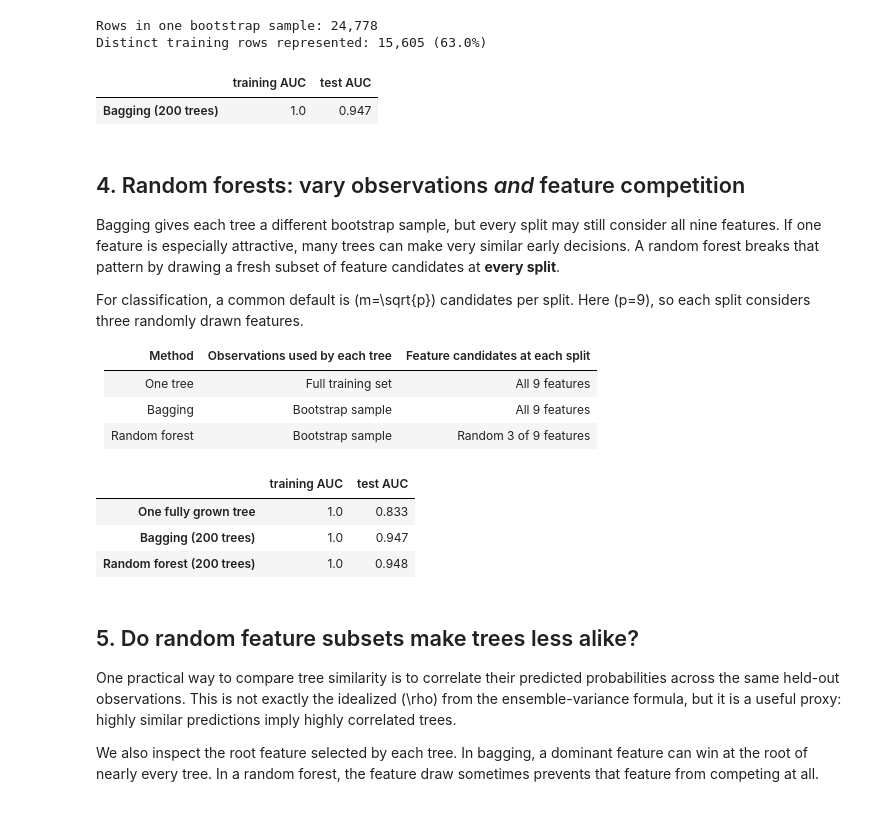
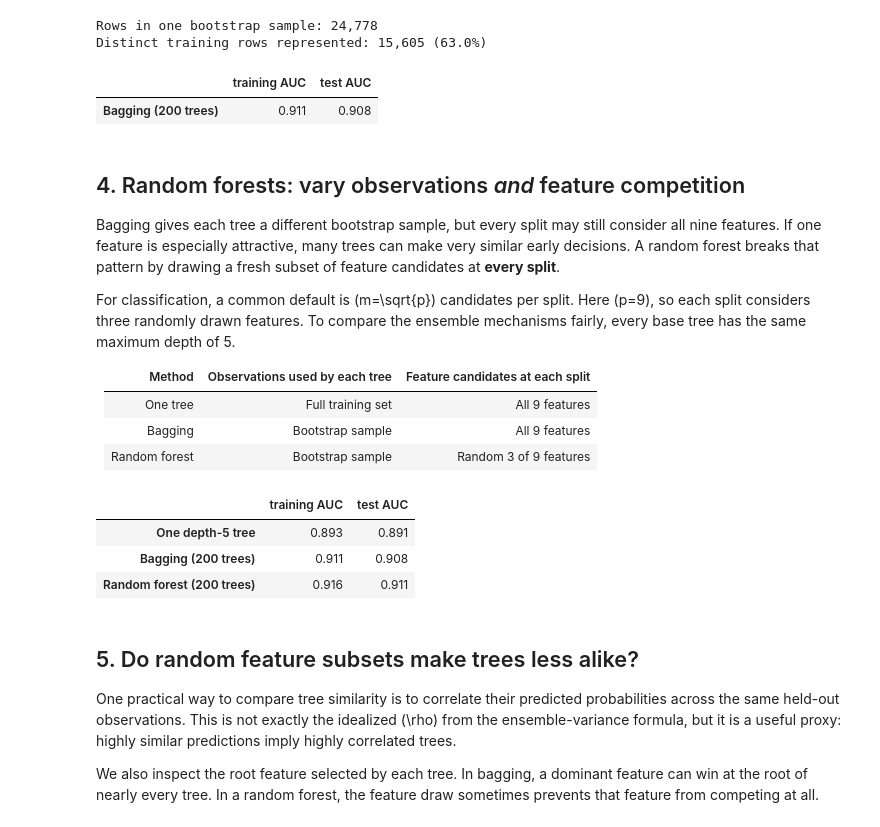
Before and after one commit to changyaochen/MECE4520, a Jupyter notebook: site/tree-based/05-random-forests.ipynb, the cells around one changed output. Cells and saved outputs as stored; diff of their text form; code cells hidden in the pictures.

```diff
--- a/site/tree-based/05-random-forests.ipynb
+++ b/site/tree-based/05-random-forests.ipynb
@@ -56,6 +56,8 @@ if not data_path.exists():
 FEATURES = ["AT", "AP", "AH", "AFDP", "GTEP", "TIT", "TAT", "TEY", "CDP"]
 TARGET = "high_co"
 RANDOM_STATE = 4520
+MAX_DEPTH = 5
+FEATURE_CANDIDATES_PER_SPLIT = 3
 
 data = pd.read_csv(filepath_or_buffer=data_path)
 model_data = data[FEATURES + [TARGET]].dropna().copy()
@@ -107,7 +109,7 @@ def auc_scores(*, model: Any, X_train: pd.DataFrame, y_train: pd.Series, X_test:
     }
 
 
-single_tree = DecisionTreeClassifier(random_state=RANDOM_STATE)
+single_tree = DecisionTreeClassifier(max_depth=MAX_DEPTH, random_state=RANDOM_STATE)
 single_tree.fit(X=X_train, y=y_train)
 
 single_tree_scores = auc_scores(
@@ -117,6 +119,6 @@ single_tree_scores = auc_scores(
     X_test=X_test,
     y_test=y_test,
 )
-pd.DataFrame([single_tree_scores], index=["One fully grown tree"]).round(3)
+pd.DataFrame([single_tree_scores], index=[f"One depth-{MAX_DEPTH} tree"]).round(3)
 # %% [output]
 |  | training AUC | test AUC |
@@ -147,7 +149,7 @@ Distinct training rows represented: 15,605 (63.0%)
 N_TREES = 200
 
 bagging = BaggingClassifier(
-    estimator=DecisionTreeClassifier(),
+    estimator=DecisionTreeClassifier(max_depth=MAX_DEPTH),
     n_estimators=N_TREES,
     bootstrap=True,
     random_state=RANDOM_STATE,
@@ -165,13 +167,13 @@ bagging_scores = auc_scores(
 pd.DataFrame([bagging_scores], index=[f"Bagging ({N_TREES} trees)"]).round(3)
 # %% [output]
 |  | training AUC | test AUC |
-| Bagging (200 trees) | 1.0 | 0.947 |
+| Bagging (200 trees) | 0.911 | 0.908 |
 # %% [markdown]
 ## 4. Random forests: vary observations *and* feature competition
 
 Bagging gives each tree a different bootstrap sample, but every split may still consider all nine features. If one feature is especially attractive, many trees can make very similar early decisions. A random forest breaks that pattern by drawing a fresh subset of feature candidates at **every split**.
 
-For classification, a common default is \(m=\sqrt{p}\) candidates per split. Here \(p=9\), so each split considers three randomly drawn features.
+For classification, a common default is \(m=\sqrt{p}\) candidates per split. Here \(p=9\), so each split considers three randomly drawn features. To compare the ensemble mechanisms fairly, every base tree has the same maximum depth of 5.
 
 | Method | Observations used by each tree | Feature candidates at each split |
 | --- | --- | --- |
@@ -181,31 +183,32 @@ For classification, a common default is \(m=\sqrt{p}\) candidates per split. Her
 # %%
 random_forest = RandomForestClassifier(
     n_estimators=N_TREES,
-    max_features="sqrt",
+    max_depth=MAX_DEPTH,
+    max_features=FEATURE_CANDIDATES_PER_SPLIT,
     bootstrap=True,
     random_state=RANDOM_STATE,
     n_jobs=-1,
 )
 random_forest.fit(X=X_train, y=y_train)
 
 random_forest_scores = auc_scores(
     model=random_forest,
     X_train=X_train,
     y_train=y_train,
     X_test=X_test,
     y_test=y_test,
 )
 
 comparison = pd.DataFrame(
     [single_tree_scores, bagging_scores, random_forest_scores],
-    index=["One fully grown tree", f"Bagging ({N_TREES} trees)", f"Random forest ({N_TREES} trees)"],
+    index=[f"One depth-{MAX_DEPTH} tree", f"Bagging ({N_TREES} trees)", f"Random forest ({N_TREES} trees)"],
 )
 comparison.round(3)
 # %% [output]
 |  | training AUC | test AUC |
-| One fully grown tree | 1.0 | 0.833 |
-| Bagging (200 trees) | 1.0 | 0.947 |
-| Random forest (200 trees) | 1.0 | 0.948 |
+| One depth-5 tree | 0.893 | 0.891 |
+| Bagging (200 trees) | 0.911 | 0.908 |
+| Random forest (200 trees) | 0.916 | 0.911 |
 # %% [markdown]
 ## 5. Do random feature subsets make trees less alike?
 
```
Also changed, not shown: parts of 10 cells of this notebook, 8 other files.
